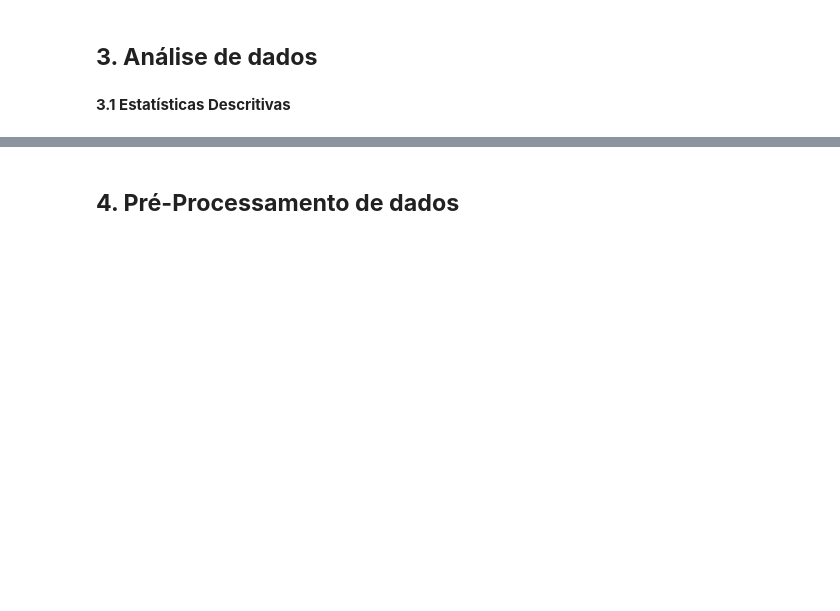
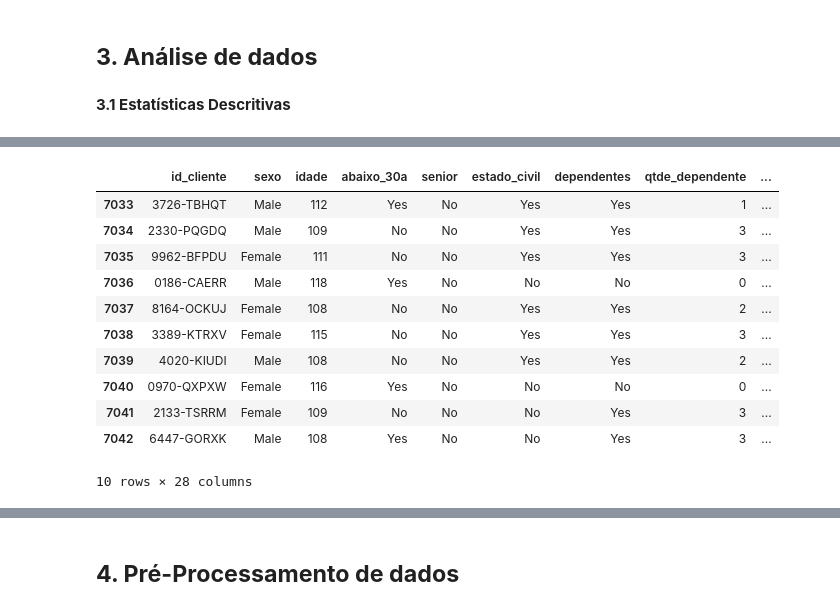
Before and after one commit to TamiTrav/MVP_PUC, a Jupyter notebook: Tamiris_Travassos_MVP.ipynb, the cells around one changed output, grey strips where cells are left out. Drawn from its saved outputs; the diff is of its cells as text; code cells hidden in the pictures; blank space fills up the shorter version.

```diff
--- a/Tamiris_Travassos_MVP.ipynb
+++ b/Tamiris_Travassos_MVP.ipynb
@@ -47,0 +283,16 @@ xx
+# %%
+# Mostra as 10 ultimas linhas do dataset
+df.tail(10)
+# %% [output]
+|  | id_cliente | sexo | idade | abaixo_30a | senior | estado_civil | dependentes | qtde_dependente | ... |
+| 7033 | 3726-TBHQT | Male | 112 | Yes | No | Yes | Yes | 1 | ... |
+| 7034 | 2330-PQGDQ | Male | 109 | No | No | Yes | Yes | 3 | ... |
+| 7035 | 9962-BFPDU | Female | 111 | No | No | Yes | Yes | 3 | ... |
+| 7036 | 0186-CAERR | Male | 118 | Yes | No | No | No | 0 | ... |
+| 7037 | 8164-OCKUJ | Female | 108 | No | No | Yes | Yes | 2 | ... |
+| 7038 | 3389-KTRXV | Female | 115 | No | No | Yes | Yes | 3 | ... |
+| 7039 | 4020-KIUDI | Male | 108 | No | No | Yes | Yes | 2 | ... |
+| 7040 | 0970-QXPXW | Female | 116 | Yes | No | No | No | 0 | ... |
+| 7041 | 2133-TSRRM | Female | 109 | No | No | No | Yes | 3 | ... |
+| 7042 | 6447-GORXK | Male | 108 | Yes | No | No | Yes | 3 | ... |
+10 rows × 28 columns
```
Also changed, not shown: parts of 55 cells of this notebook.
